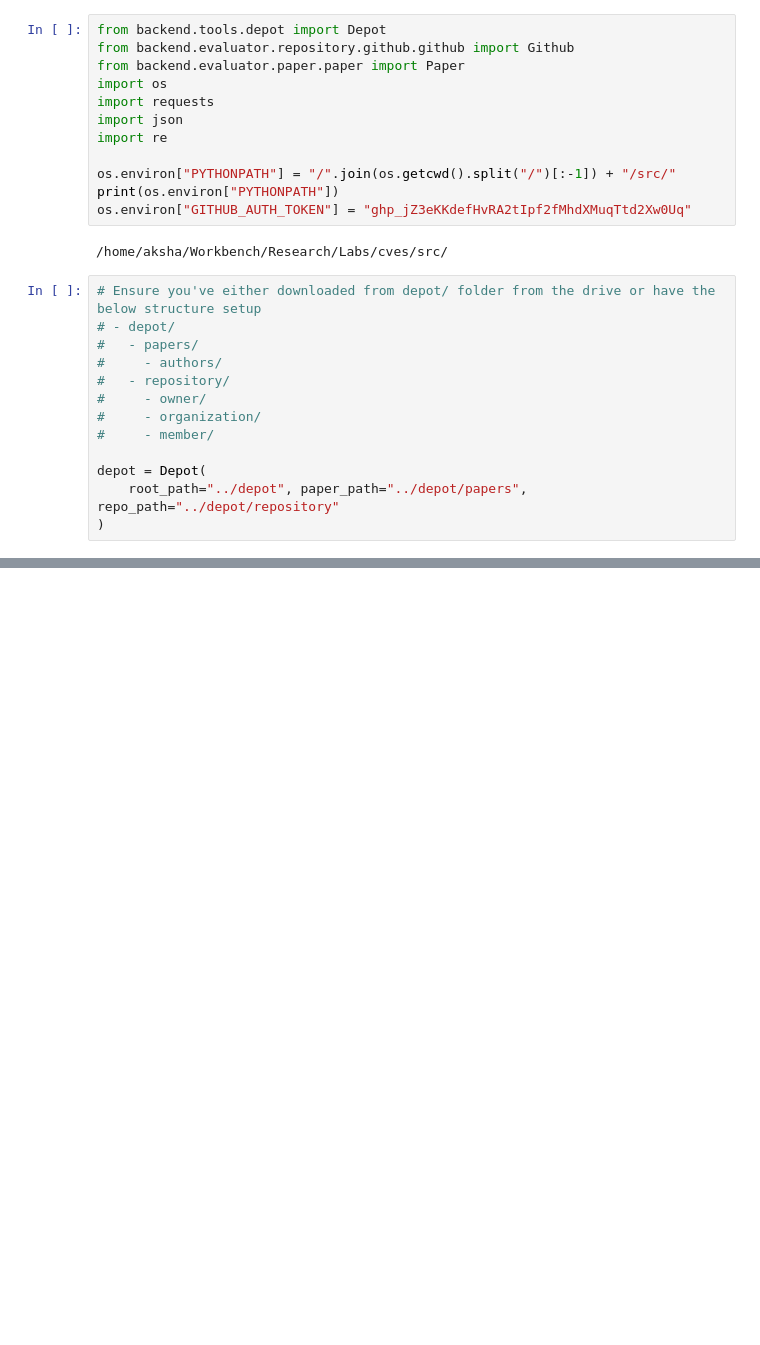
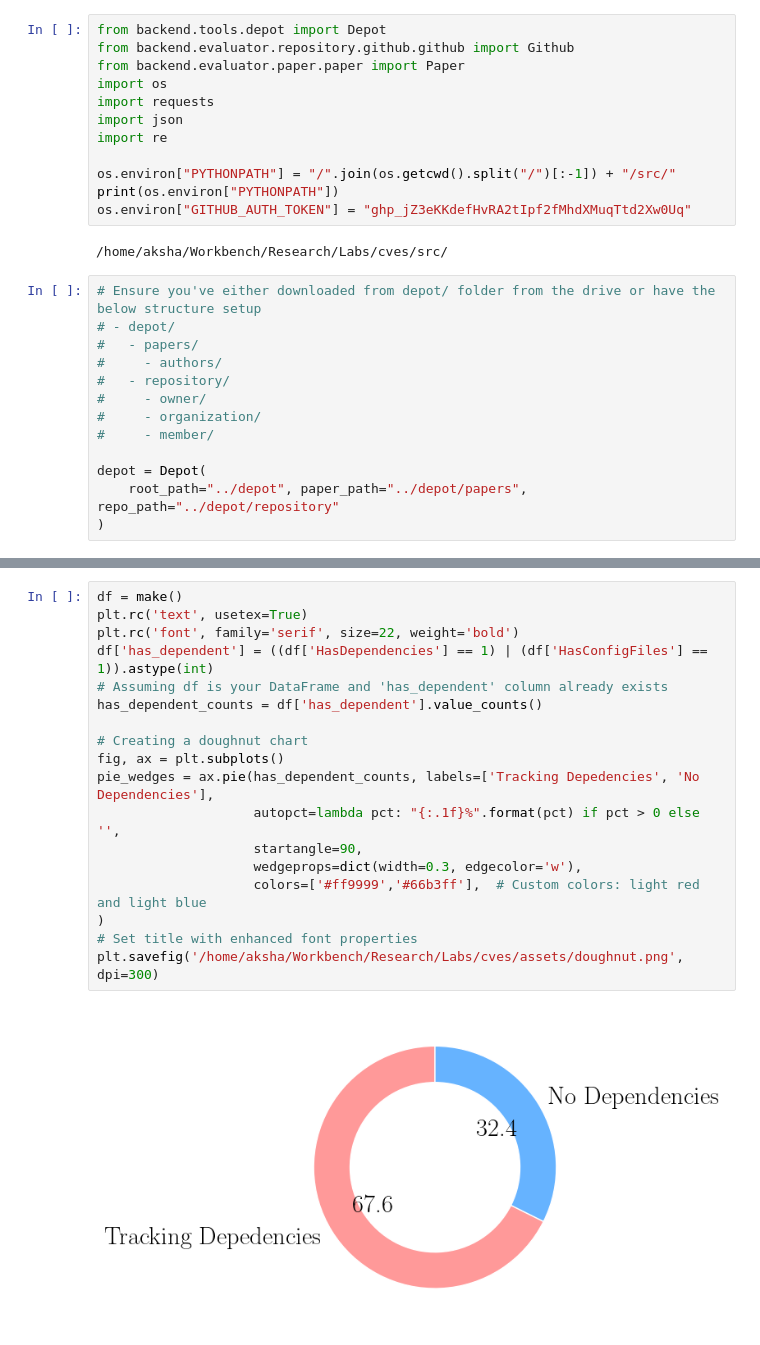
Before and after one commit to AkshathRaghav/RAIS, a Jupyter notebook: src/experiment.ipynb, the cells around one changed output, grey strips where cells are left out. Cells and saved outputs as stored; diff of their text form; blank space fills up the shorter version.

```diff
--- a/src/experiment.ipynb
+++ b/src/experiment.ipynb
@@ -137,0 +328,20 @@ depot.save(paper, git)  # Saves paper and repo to depot
+# %%
+df = make()
+plt.rc('text', usetex=True)
+plt.rc('font', family='serif', size=22, weight='bold')
+df['has_dependent'] = ((df['HasDependencies'] == 1) | (df['HasConfigFiles'] == 1)).astype(int)
+# Assuming df is your DataFrame and 'has_dependent' column already exists
+has_dependent_counts = df['has_dependent'].value_counts()
+
+# Creating a doughnut chart
+fig, ax = plt.subplots()
+pie_wedges = ax.pie(has_dependent_counts, labels=['Tracking Depedencies', 'No Dependencies'],
+                    autopct=lambda pct: "{:.1f}%".format(pct) if pct > 0 else '',
+                    startangle=90,
+                    wedgeprops=dict(width=0.3, edgecolor='w'),
+                    colors=['#ff9999','#66b3ff'],  # Custom colors: light red and light blue
+)
+# Set title with enhanced font properties
+plt.savefig('/home/aksha/Workbench/Research/Labs/cves/assets/doughnut.png', dpi=300)
+# %% [output]
+[figure, added]
```
Also changed, not shown: parts of 24 cells of this notebook, 14 other files.
